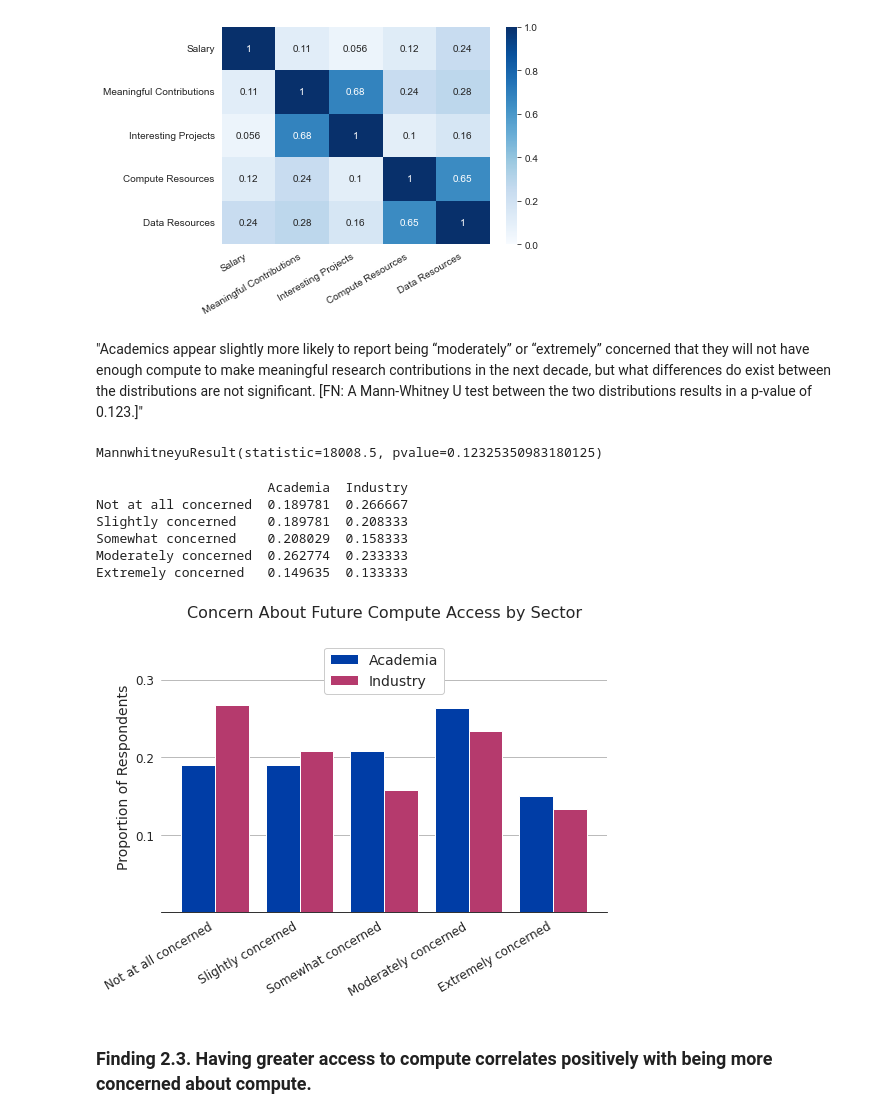
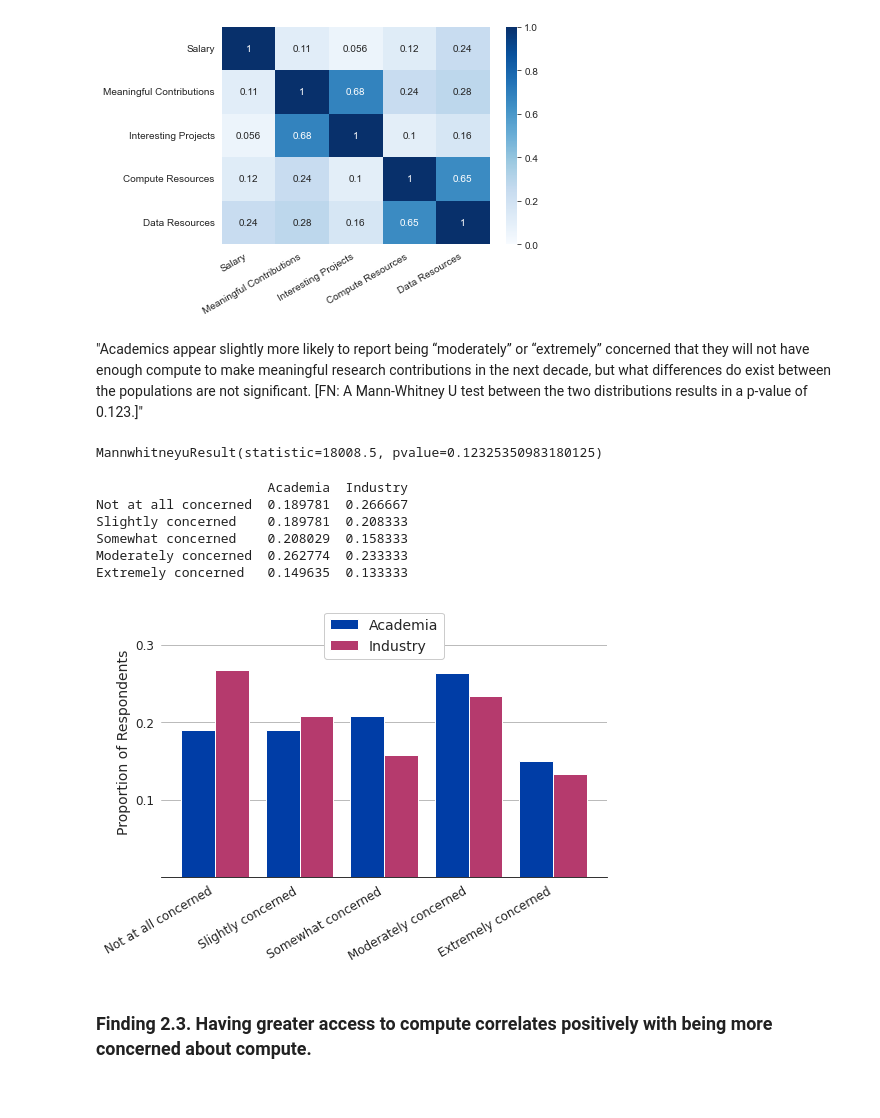
Before and after one commit to georgetown-cset/Compute_Survey_2022, a Jupyter notebook: scripts/codebook.ipynb, the cells around one changed output. Cells and saved outputs as stored; diff of their text form; code cells hidden in the pictures.

```diff
--- a/scripts/codebook.ipynb
+++ b/scripts/codebook.ipynb
@@ -1082,5 +1026,5 @@ Name: ConsideredLeaving, dtype: float64
 # %%
-def figure9(df, output_folder, show = False):
+def figure8(df, output_folder, show = False):
     fig, ax = plt.subplots(figsize=(8,5))
 
     # Create an array to hold the proportions of academics for each factor rating that factor as "very" or "extremely" important
@@ -1112,7 +1056,6 @@ def figure9(df, output_folder, show = False):
     ax.set_xticklabels(['0.0', '0.2', '0.4', '0.6', '0.8', '1.0'], fontsize=12, fontname='DejaVu Sans')
     ax.set_yticks([])
     ax.set_ylabel('Factor\n', fontsize=14, fontname='DejaVu Sans')
-    ax.set_title('Reported Reasons for Considering Leaving Academia\n', fontsize=16, fontname='DejaVu Sans')
     ax.grid(axis='x')
     ax.spines['left'].set_visible(True)
     ax.spines['bottom'].set_visible(False)
@@ -1126,9 +1069,9 @@ def figure9(df, output_folder, show = False):
 
 
 # Plot the results, display results for the non-snowball responses
-figure9(no_snowball, 'figures', show = True)
-figure9(all_responses, 'supplemental/with_snowball')
-figure9(completed, 'supplemental/no_partial_responses')
+figure8(no_snowball, 'figures', show = True)
+figure8(all_responses, 'supplemental/with_snowball')
+figure8(completed, 'supplemental/no_partial_responses')
 # %% [output]
                      Proportions  Confidence Intervals
 LeavingSalary           0.700565              0.067941
@@ -1150,14 +1097,14 @@ plt.savefig('../results/figures/leaving_correlations.jpg', dpi = 300, bbox_inche
 # %% [output]
 [figure]
 # %% [markdown]
-"Academics appear slightly more likely to report being “moderately” or “extremely” concerned that they will not have enough compute to make meaningful research contributions in the next decade, but what differences do exist between the distributions are not significant. [FN: A Mann-Whitney U test between the two distributions results in a p-value of 0.123.]"
+"Academics appear slightly more likely to report being “moderately” or “extremely” concerned that they will not have enough compute to make meaningful research contributions in the next decade, but what differences do exist between the populations are not significant. [FN: A Mann-Whitney U test between the two distributions results in a p-value of 0.123.]"
 # %%
 # First use a Mann-Whitney U test to evaluate whether the two distributions are statistically different
 mannwhitneyu(no_snowball[no_snowball.Sector == 'Academia'].ContributionConcern.dropna(), no_snowball[no_snowball.Sector == 'Industry'].ContributionConcern.dropna())
 # %% [output]
 MannwhitneyuResult(statistic=18008.5, pvalue=0.12325350983180125)
 # %%
-def figure10(df, output_folder, show = False):
+def figure9(df, output_folder, show = False):
     fig, ax = plt.subplots(figsize=(8, 5))
 
     # Assign labels for each response
@@ -1171,38 +1118,37 @@ def figure10(df, output_folder, show = False):
 
     # Print out the data
     if show: print(pd.DataFrame({'Academia': df[df.Sector == 'Academia'].ContributionConcern.value_counts(normalize=True).sort_index().tolist(),
                        'Industry': df[df.Sector == 'Industry'].ContributionConcern.value_counts(normalize=True).sort_index().tolist()},
                        index = labels))
 
     # Adjust figure aesthetics, add title and axis labels, and add a legend
     ax.set_xticks(np.arange(len(labels)))
     ax.set_xticklabels(labels, rotation=30, ha='right', fontsize=12, fontname='DejaVu Sans')
     ax.set_ylim([0,0.35])
     ax.set_yticks([0.1,0.2,0.3])
     ax.set_yticklabels(['0.1', '0.2', '0.3'], fontsize=12, fontname='DejaVu Sans')
     ax.set_ylabel('Proportion of Respondents', fontsize=14, fontname='DejaVu Sans')
-    ax.set_title('Concern About Future Compute Access by Sector\n', fontsize=16, fontname='DejaVu Sans')
     ax.legend(prop=basefont, loc=9)
 
     # Save the figure
     plt.savefig(f'../results/{output_folder}/Fig10.jpg', dpi=300, bbox_inches='tight')
 
     if show: plt.show()
     plt.close()
 
 
 # Plot the results, display results for the non-snowball responses
-figure10(no_snowball, 'figures', show = True)
-figure10(all_responses, 'supplemental/with_snowball')
-figure10(completed, 'supplemental/no_partial_responses')
+figure9(no_snowball, 'figures', show = True)
+figure9(all_responses, 'supplemental/with_snowball')
+figure9(completed, 'supplemental/no_partial_responses')
 # %% [output]
                       Academia  Industry
 Not at all concerned  0.189781  0.266667
 Slightly concerned    0.189781  0.208333
 Somewhat concerned    0.208029  0.158333
 Moderately concerned  0.262774  0.233333
 Extremely concerned   0.149635  0.133333
-[figure, old version]
+[figure, new version]
 # %% [markdown]
 ### Finding 2.3. Having greater access to compute correlates positively with being more concerned about compute.
 # %%
```
Also changed, not shown: parts of 36 cells of this notebook, 24 other files.
